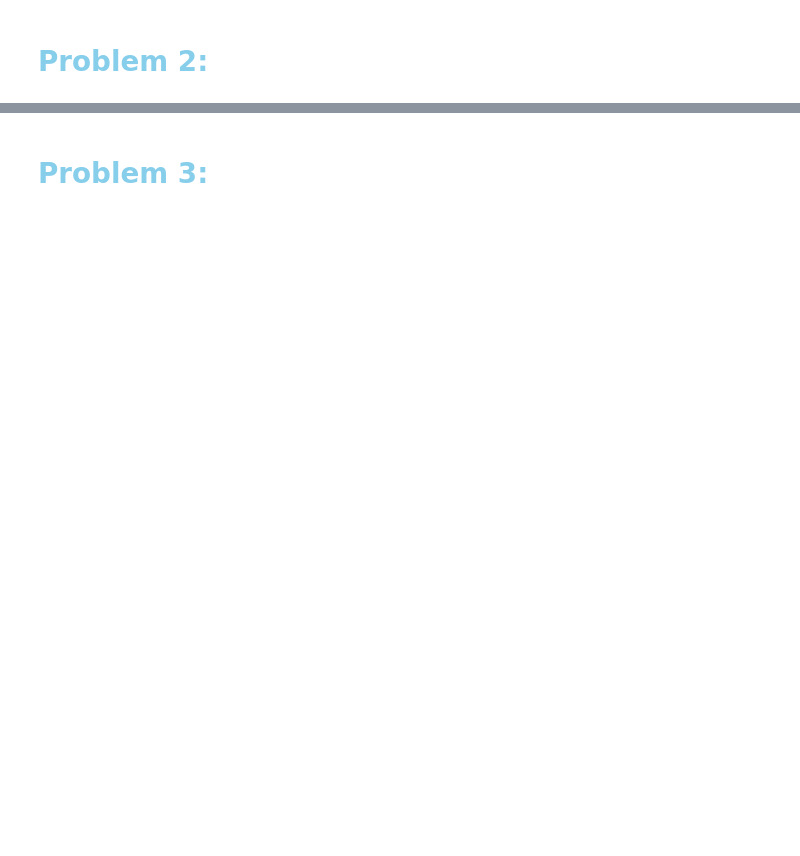
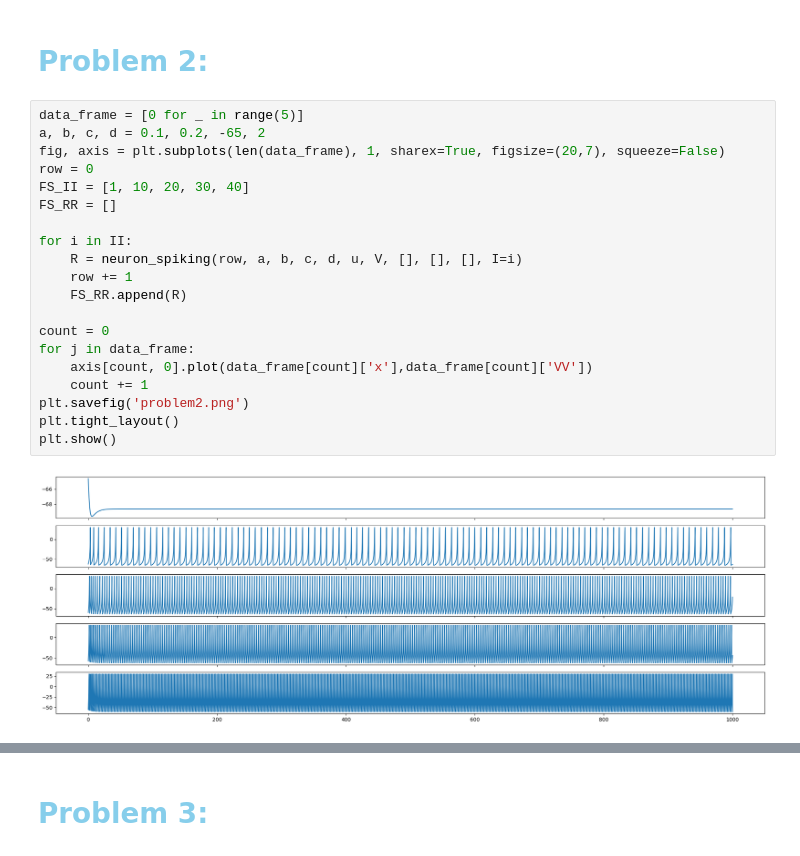
Before and after one commit to jacklvd/intelligent_sys, a Jupyter notebook: HW1/code/neuron_spiking.ipynb, the cells around one changed output, grey strips where cells are left out. Drawn from its saved outputs; the diff is of its cells as text; blank space fills up the shorter version.

```diff
--- a/HW1/code/neuron_spiking.ipynb
+++ b/HW1/code/neuron_spiking.ipynb
@@ -70,2 +70,24 @@ Text(0.5, 0, '')
 # %% [markdown]
 # <font color='skyblue'>Problem 2:</font>
+# %%
+data_frame = [0 for _ in range(5)]
+a, b, c, d = 0.1, 0.2, -65, 2
+fig, axis = plt.subplots(len(data_frame), 1, sharex=True, figsize=(20,7), squeeze=False)
+row = 0
+FS_II = [1, 10, 20, 30, 40]
+FS_RR = []
+
+for i in II:
+    R = neuron_spiking(row, a, b, c, d, u, V, [], [], [], I=i)
+    row += 1
+    FS_RR.append(R)
+
+count = 0
+for j in data_frame:
+    axis[count, 0].plot(data_frame[count]['x'],data_frame[count]['VV'])
+    count += 1
+plt.savefig('problem2.png')
+plt.tight_layout()
+plt.show()
+# %% [output]
+[figure, added]
```
Also changed, not shown: parts of 9 cells of this notebook, 4 other files.
